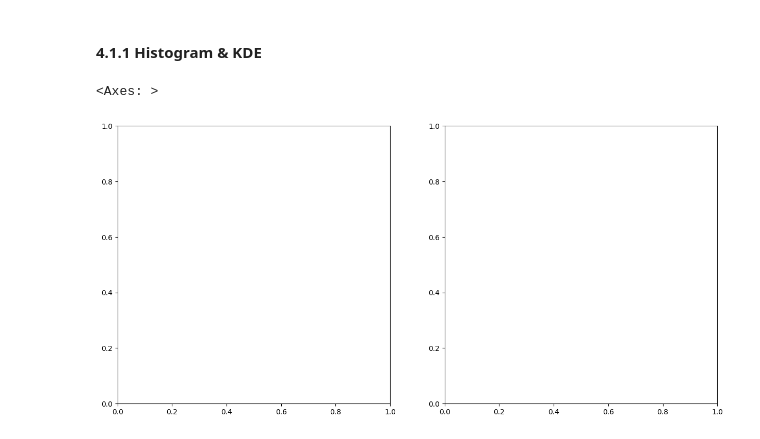
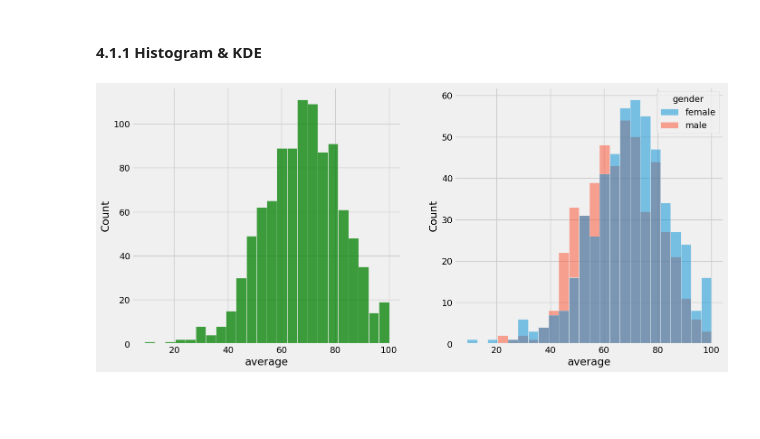
Before and after one commit to dilipmansukhani/ML-project-1, a Jupyter notebook: notebook/1 . EDA STUDENT PERFORMANCE .ipynb, the cells around one changed output. Drawn from its saved outputs; the diff is of its cells as text; code cells hidden in the pictures; blank space fills up the shorter version.

```diff
--- a/notebook/1 . EDA STUDENT PERFORMANCE .ipynb
+++ b/notebook/1 . EDA STUDENT PERFORMANCE .ipynb
@@ -253,6 +253,9 @@ Number of students with less than 20 marks in Reading: 1
 # %%
 fig, axs = plt.subplots(1, 2, figsize=(15, 7))
 plt.subplot(121)
+sns.histplot(data=df,x='average',color='g')
+plt.subplot(122)
+sns.histplot(data=df,x='average',hue='gender')
+plt.show()
 # %% [output]
-<Axes: >
-[figure, old version]
+[figure, new version]
```
Also changed, not shown: parts of 56 cells of this notebook, 6 other files.
